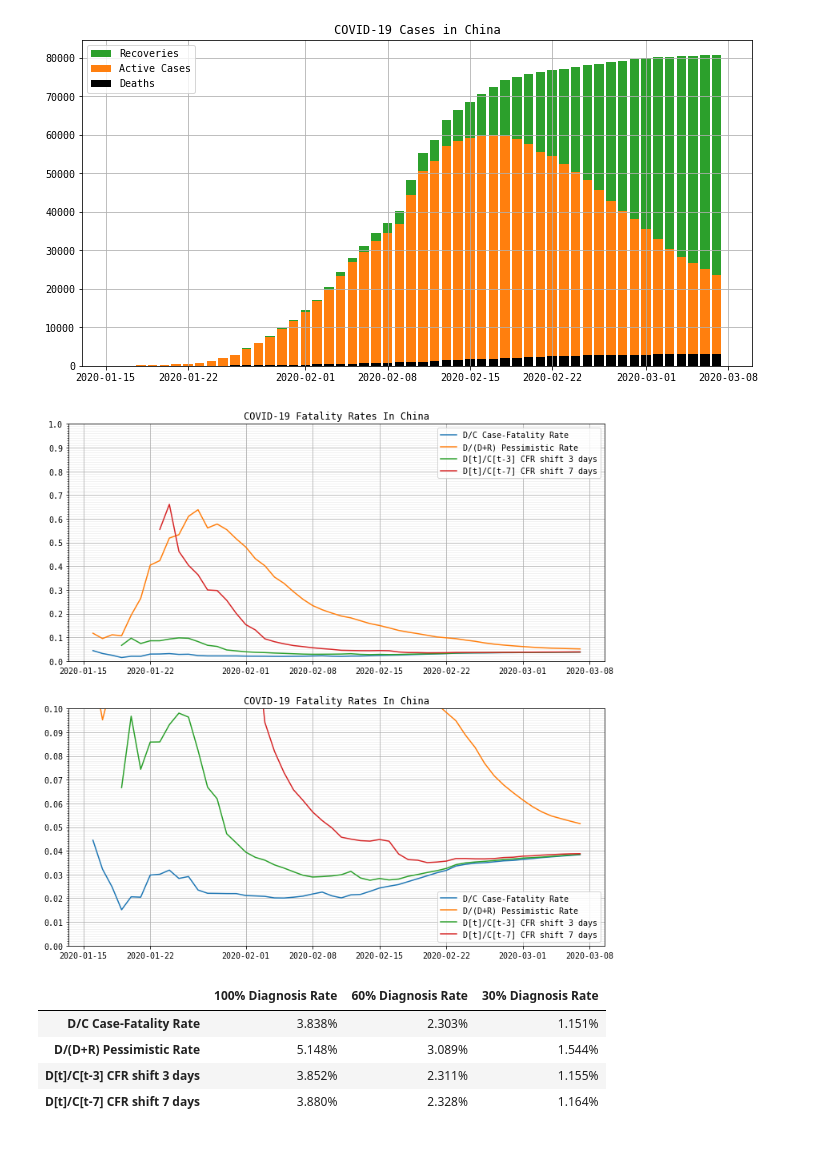
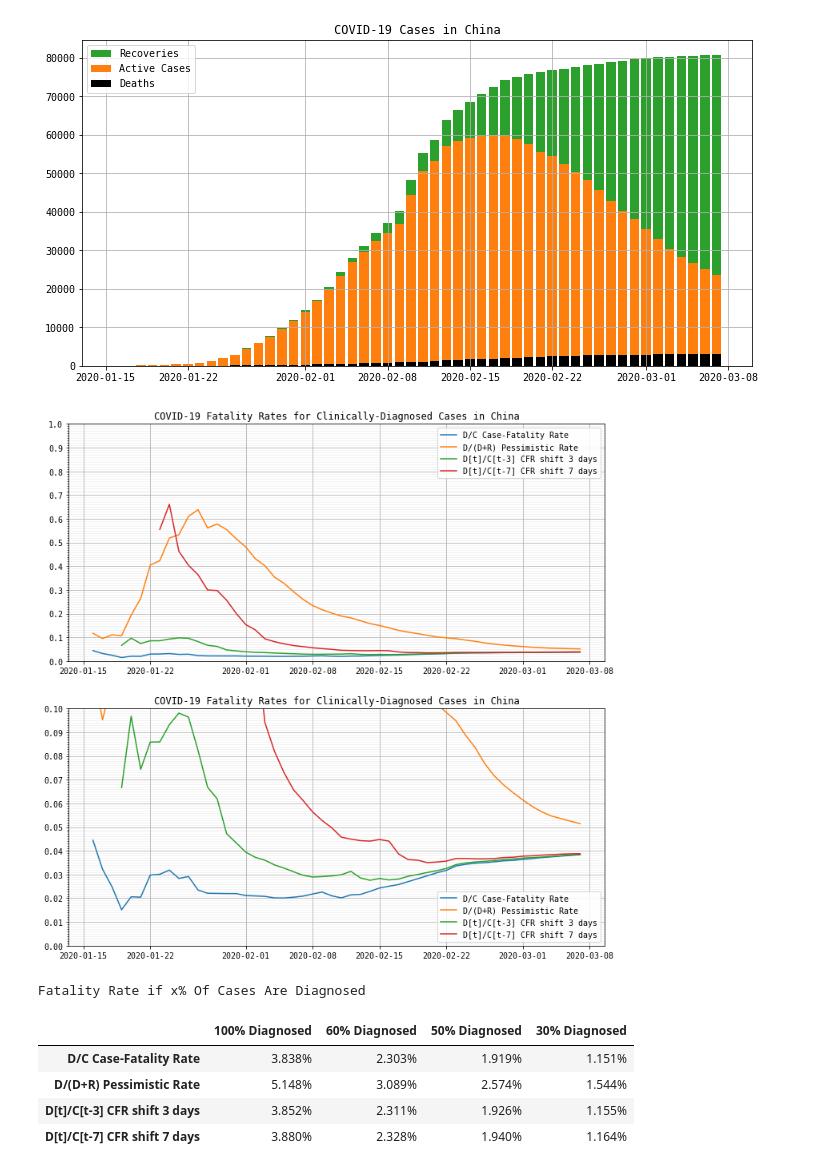
Before and after one commit to MingweiSamuel/covid19, a Jupyter notebook: covid.ipynb, the cells around one changed output. Drawn from its saved outputs; the diff is of its cells as text; code cells hidden in the pictures.

```diff
--- a/covid.ipynb
+++ b/covid.ipynb
@@ -38,46 +38,48 @@ plt.show()
 # %%
 cfr = data['deaths'] / data['total']
 
 pessimistic = data['deaths'] / (data['deaths'] + data['recoveries'])
 
 # https://www.worldometers.info/coronavirus/coronavirus-death-rate/#correct
 death_offset_3 = data['deaths'] / data['total'].shift(3)
 death_offset_7 = data['deaths'] / data['total'].shift(7)
 
 rates = [ cfr, pessimistic, death_offset_3, death_offset_7 ]
 names = [ 'D/C Case-Fatality Rate', 'D/(D+R) Pessimistic Rate',
     'D[t]/C[t-3] CFR shift 3 days', 'D[t]/C[t-7] CFR shift 7 days' ]
 
 plt.figure(figsize = (12, 12), facecolor = 'w')
 for i, ylim in enumerate([ ( 0, 1.0 ), ( 0, 0.1 ) ]):
     plt.subplot(2, 1, i + 1)
-    plt.title('COVID-19 Fatality Rates In China')
+    plt.title('COVID-19 Fatality Rates for Clinically-Diagnosed Cases in China')
 
     for rate, name in zip(rates, names):
         plt.plot(data['date'], rate, label = name)
 
     plt.ylim(ylim)
     plt.yticks(np.linspace(*ylim, 11))
-    plt.gca().yaxis.set_minor_locator(matplotlib.ticker.FixedLocator(np.linspace(*ylim, 101)))
+    plt.gca().yaxis.set_minor_locator(mpl.ticker.FixedLocator(np.linspace(*ylim, 101)))
 
     plt.grid(which = 'major')
     plt.grid(which = 'minor', alpha = 0.2)
     plt.legend()
 plt.show()
 # %% [output]
-[figure, old version]
+[figure, new version]
 # %%
 final_rates = np.array([ rate.iloc[-1] for rate in rates ])
 
-diag_rates = [ 1, 0.6, 0.3 ]
+diag_rates = [ 1, 0.6, 0.5, 0.3 ]
 
 table = pd.DataFrame(np.column_stack([ dr * final_rates for dr in diag_rates ]),
-                     columns = [ f'{dr:.0%} Diagnosis Rate' for dr in diag_rates ],
+                     columns = [ f'{dr:.0%} Diagnosed' for dr in diag_rates ],
                      index = names)
+print('Fatality Rate if x% Of Cases Are Diagnosed')
 display(table)
 # %% [output]
+Fatality Rate if x% Of Cases Are Diagnosed
-|  | 100% Diagnosis Rate | 60% Diagnosis Rate | 30% Diagnosis Rate |
-| D/C Case-Fatality Rate | 3.838% | 2.303% | 1.151% |
-| D/(D+R) Pessimistic Rate | 5.148% | 3.089% | 1.544% |
-| D[t]/C[t-3] CFR shift 3 days | 3.852% | 2.311% | 1.155% |
-| D[t]/C[t-7] CFR shift 7 days | 3.880% | 2.328% | 1.164% |
+|  | 100% Diagnosed | 60% Diagnosed | 50% Diagnosed | 30% Diagnosed |
+| D/C Case-Fatality Rate | 3.838% | 2.303% | 1.919% | 1.151% |
+| D/(D+R) Pessimistic Rate | 5.148% | 3.089% | 2.574% | 1.544% |
+| D[t]/C[t-3] CFR shift 3 days | 3.852% | 2.311% | 1.926% | 1.155% |
+| D[t]/C[t-7] CFR shift 7 days | 3.880% | 2.328% | 1.940% | 1.164% |
```
